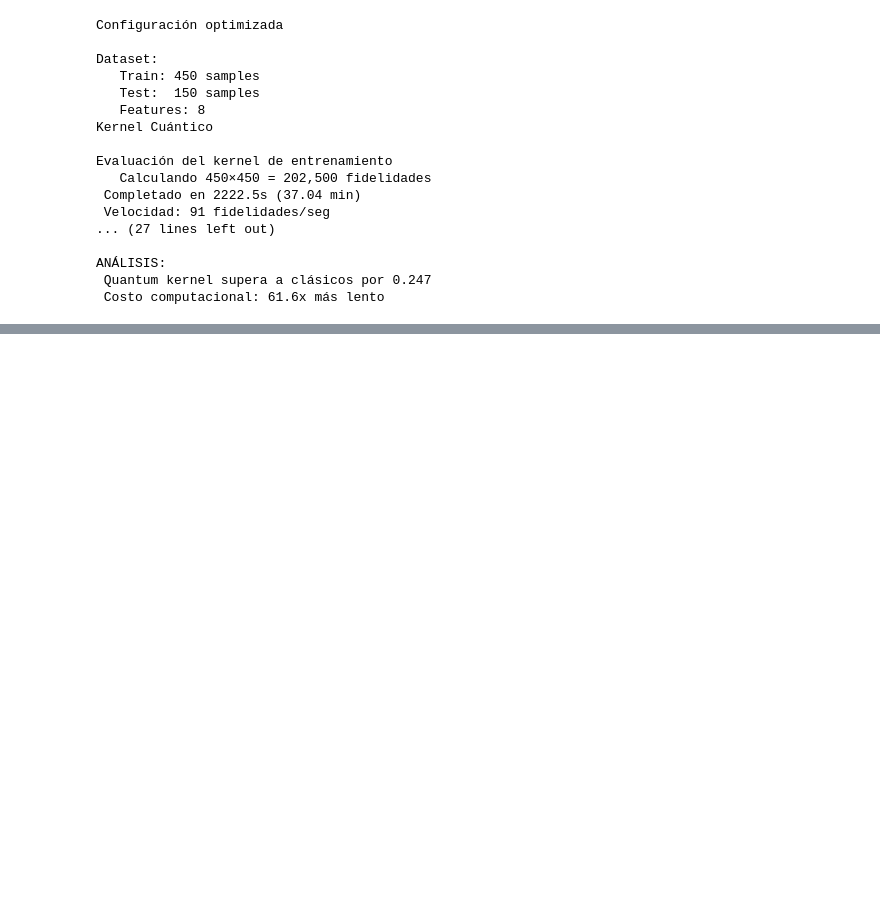
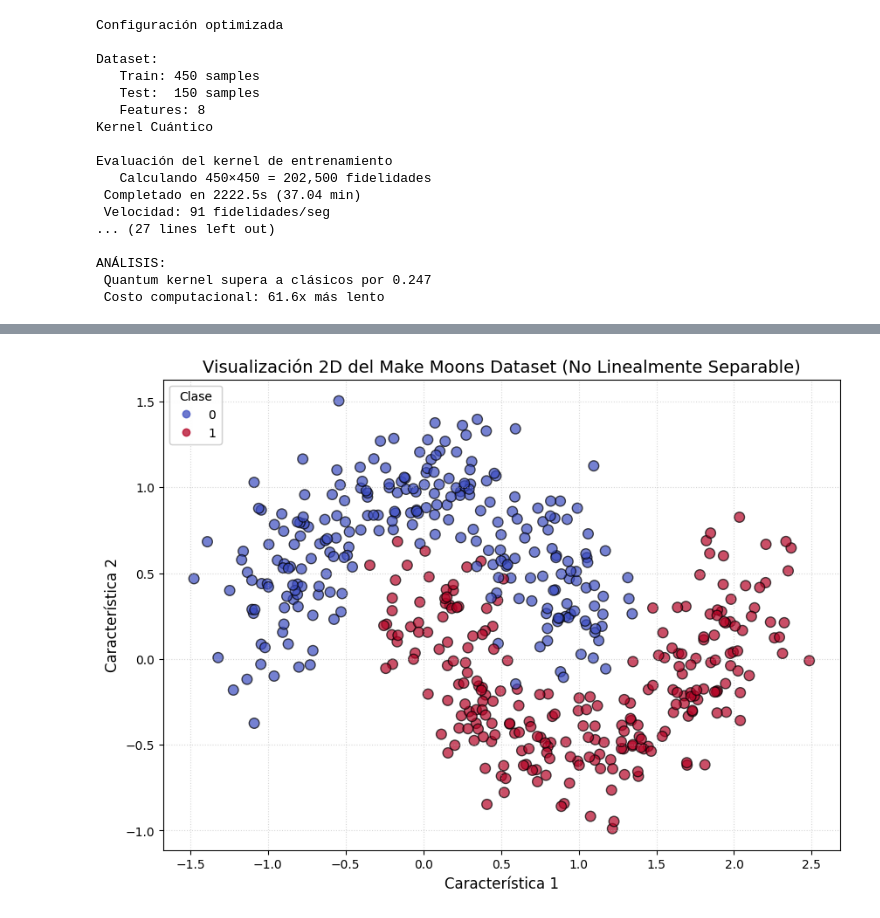
Before and after one commit to JJMunera/Quantum_Kernel_Comparison, a Jupyter notebook: notebooks/notebook2.ipynb, the cells around one changed output, grey strips where cells are left out. Cells and saved outputs as stored; diff of their text form; code cells hidden in the pictures; blank space fills up the shorter version.

```diff
--- a/notebooks/notebook2.ipynb
+++ b/notebooks/notebook2.ipynb
@@ -174,0 +223,34 @@ print(qiskit.__version__)
+# %%
+import numpy as np
+import matplotlib.pyplot as plt
+from sklearn import datasets
+
+# 1. Generar el Dataset Make Moons
+X, y = datasets.make_moons(n_samples=500, noise=0.2, random_state=42)
+
+# 2. Visualización con Matplotlib
+plt.figure(figsize=(10, 7))
+
+scatter = plt.scatter(
+    X[:, 0],
+    X[:, 1],
+    c=y,
+    cmap='coolwarm',
+    alpha=0.7,
+    edgecolors='k',
+    s=70
+)
+
+# Títulos y etiquetas
+plt.title('Visualización 2D del Make Moons Dataset (No Linealmente Separable)', fontsize=14)
+plt.xlabel('Característica 1', fontsize=12)
+plt.ylabel('Característica 2', fontsize=12)
+
+# Crear una leyenda
+legend1 = plt.legend(*scatter.legend_elements(), title="Clase", loc="upper left")
+plt.gca().add_artist(legend1)
+
+plt.grid(True, linestyle=':', alpha=0.5)
+plt.show()
+# %% [output]
+[figure, added]
```
Also changed, not shown: parts of 1 cell of this notebook.
